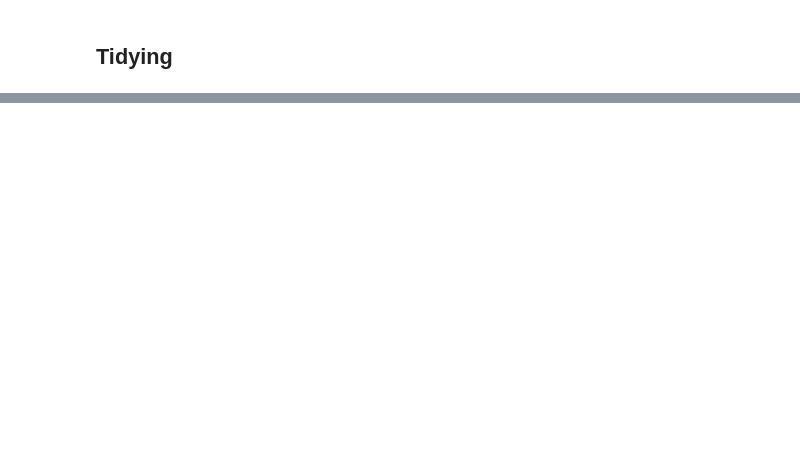
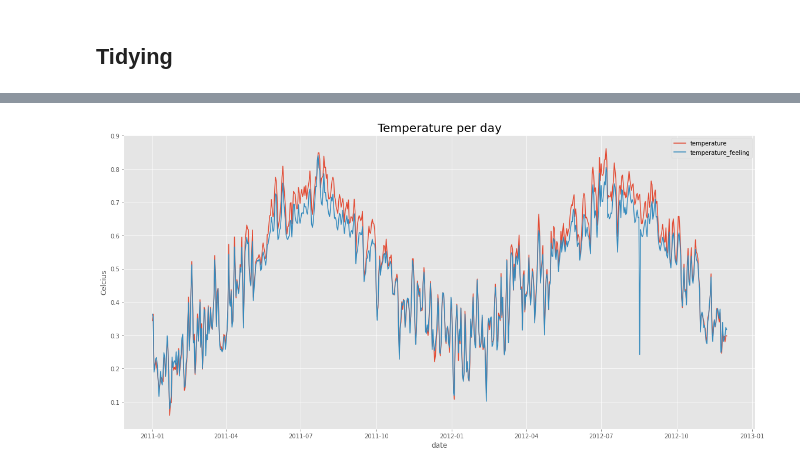
Before and after one commit to gabegm/bike-sharing, a Jupyter notebook: notebooks/main.ipynb, the cells around one changed output, grey strips where cells are left out. Saved outputs shown, nothing was run; the diff lists cells and outputs as text; code cells hidden in the pictures; blank space fills up the shorter version.

```diff
--- a/notebooks/main.ipynb
+++ b/notebooks/main.ipynb
@@ -68,0 +212,11 @@ df.describe()
+# %%
+fig, ax = plt.subplots(figsize=(16,8))
+ax.set_title("Temperature per day", fontsize=20, fontweight=3)
+ax.set(xlabel="date", ylabel="Celcius")
+sns.lineplot(x="dteday", y="temp", label="temperature", data=df, ax=ax)
+sns.lineplot(x="dteday", y="atemp", data=df, label="temperature_feeling", ax=ax)
+ax.legend()
+fig.tight_layout()
+fig.savefig("../figures/temp-per-day.png")
+# %% [output]
+[figure, added]
```
Also changed, not shown: parts of 23 cells of this notebook, 4 other files.
